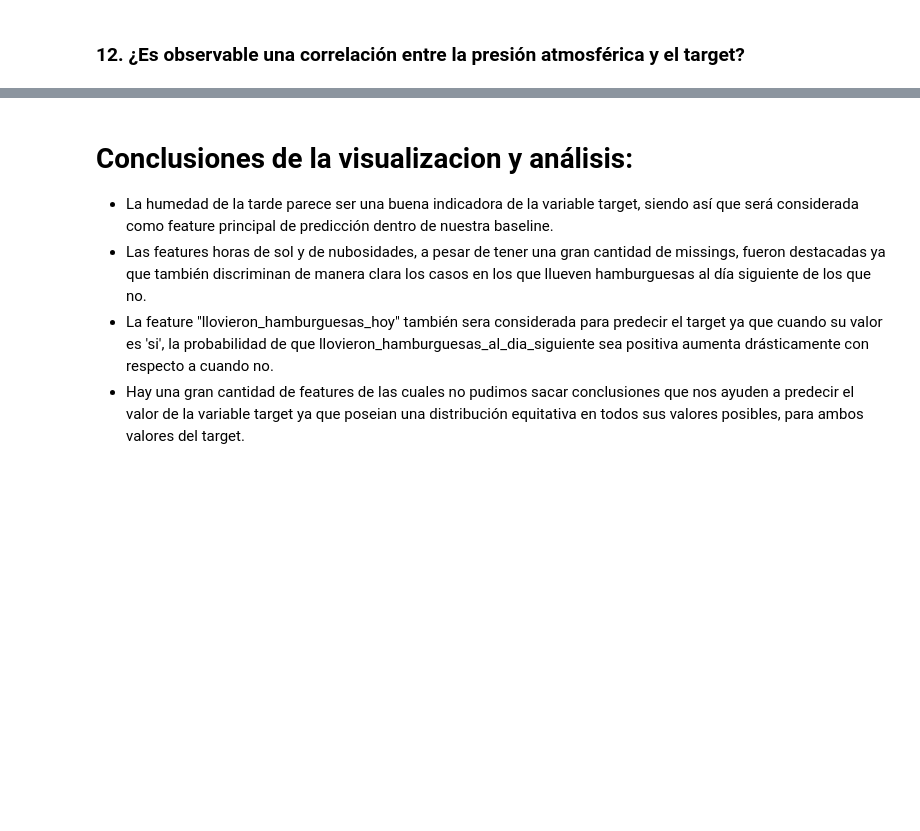
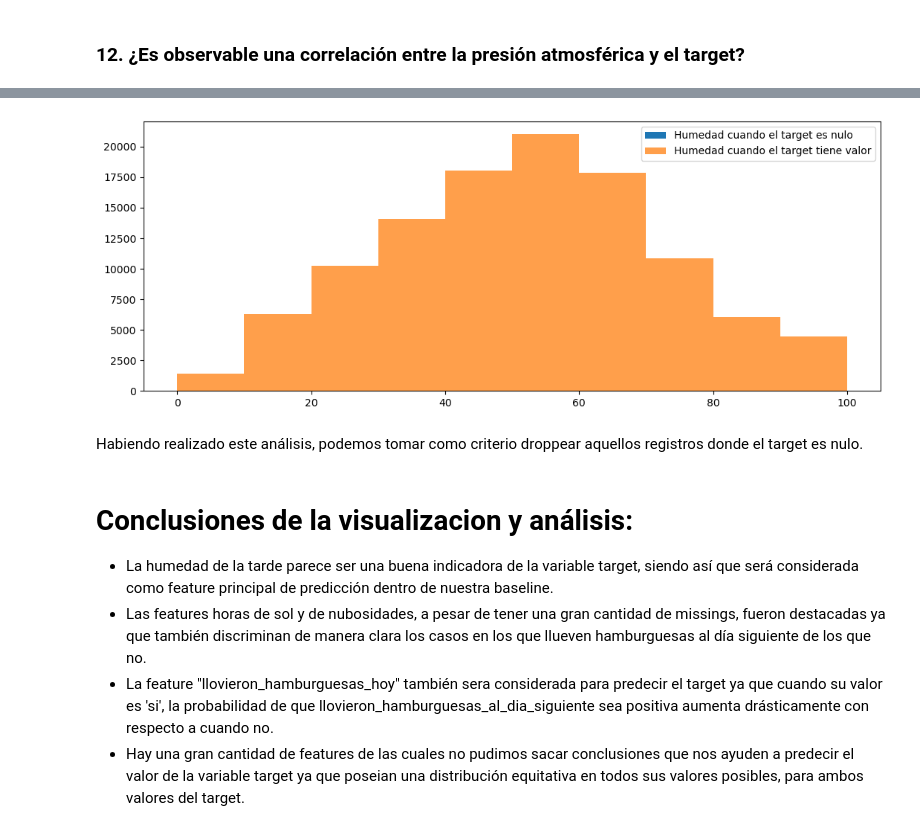
Before and after one commit to juan-roussilian/7506-Organizacion-de-Datos, a Jupyter notebook: tp1_pt1.ipynb, the cells around one changed output, grey strips where cells are left out. Saved outputs shown, nothing was run; the diff lists cells and outputs as text; code cells hidden in the pictures; blank space fills up the shorter version.

Commit message:
Agrego análisis para los casos donde el target es nulo

```diff
--- a/tp1_pt1.ipynb
+++ b/tp1_pt1.ipynb
@@ -822,3 +847,18 @@ Se observa que tanto en la presión atmosférica temprana como en la persión at
+# %%
+fig = plt.figure(figsize=[6.4 * 2, 4.8], dpi=100)
+
+df_target_missings = df[df.llovieron_hamburguesas_al_dia_siguiente == np.nan]
+df_target_completo = df[df.llovieron_hamburguesas_al_dia_siguiente != np.nan]
+
+plt.hist(df_target_missings.humedad_tarde,   label='Humedad cuando el target es nulo')
+plt.hist(df_target_completo.humedad_tarde, alpha=0.75, label='Humedad cuando el target tiene valor')
+
+plt.legend()
+plt.show()
+# %% [output]
+[figure, added]
+# %% [markdown]
+Habiendo realizado este análisis, podemos tomar como criterio droppear aquellos registros donde el target es nulo.
 # %% [markdown]
 # Conclusiones de la visualizacion y análisis:
  * La humedad de la tarde parece ser una buena indicadora de la variable target, siendo así que será considerada como feature principal de predicción dentro de nuestra baseline.
```
Also changed, not shown: parts of 35 cells of this notebook.
